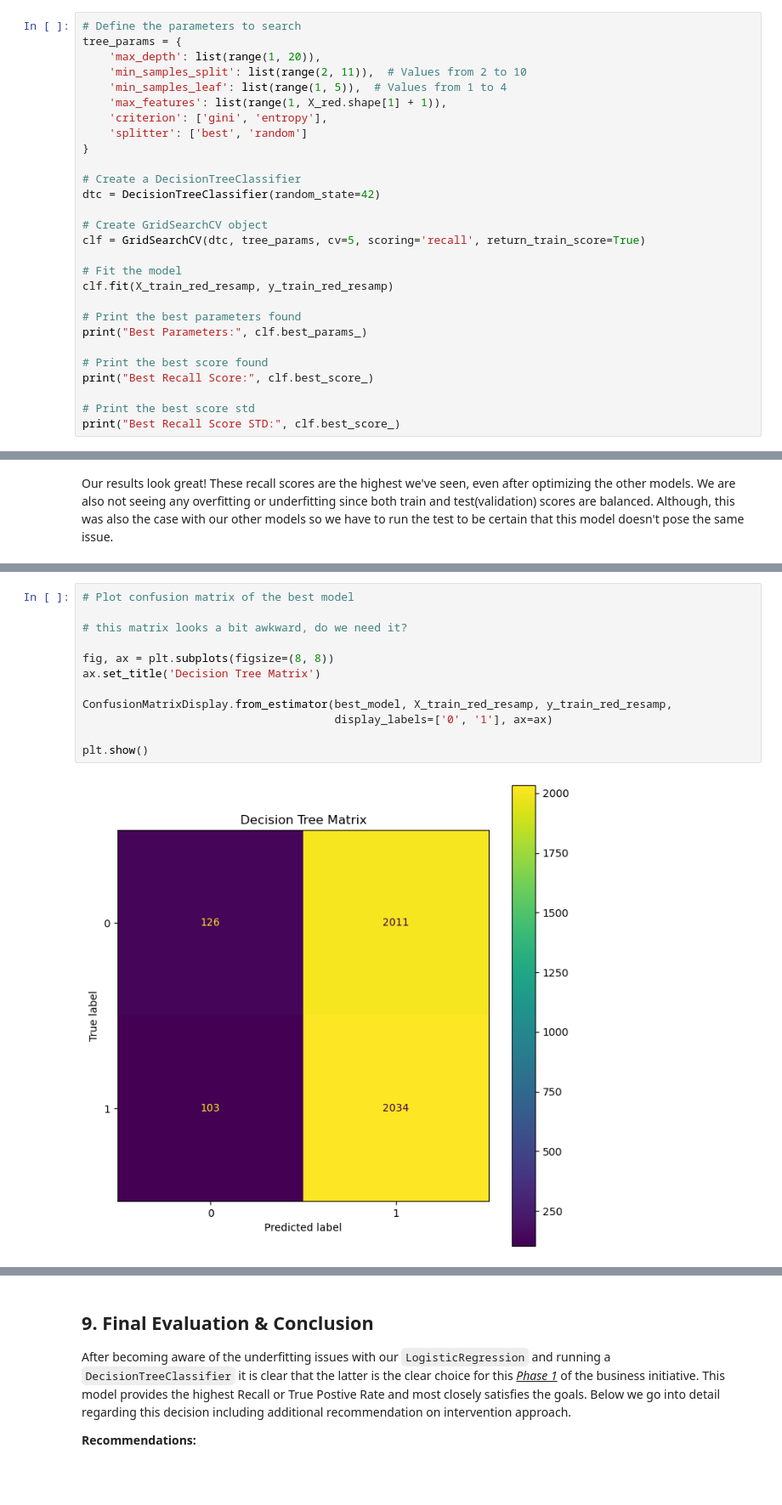
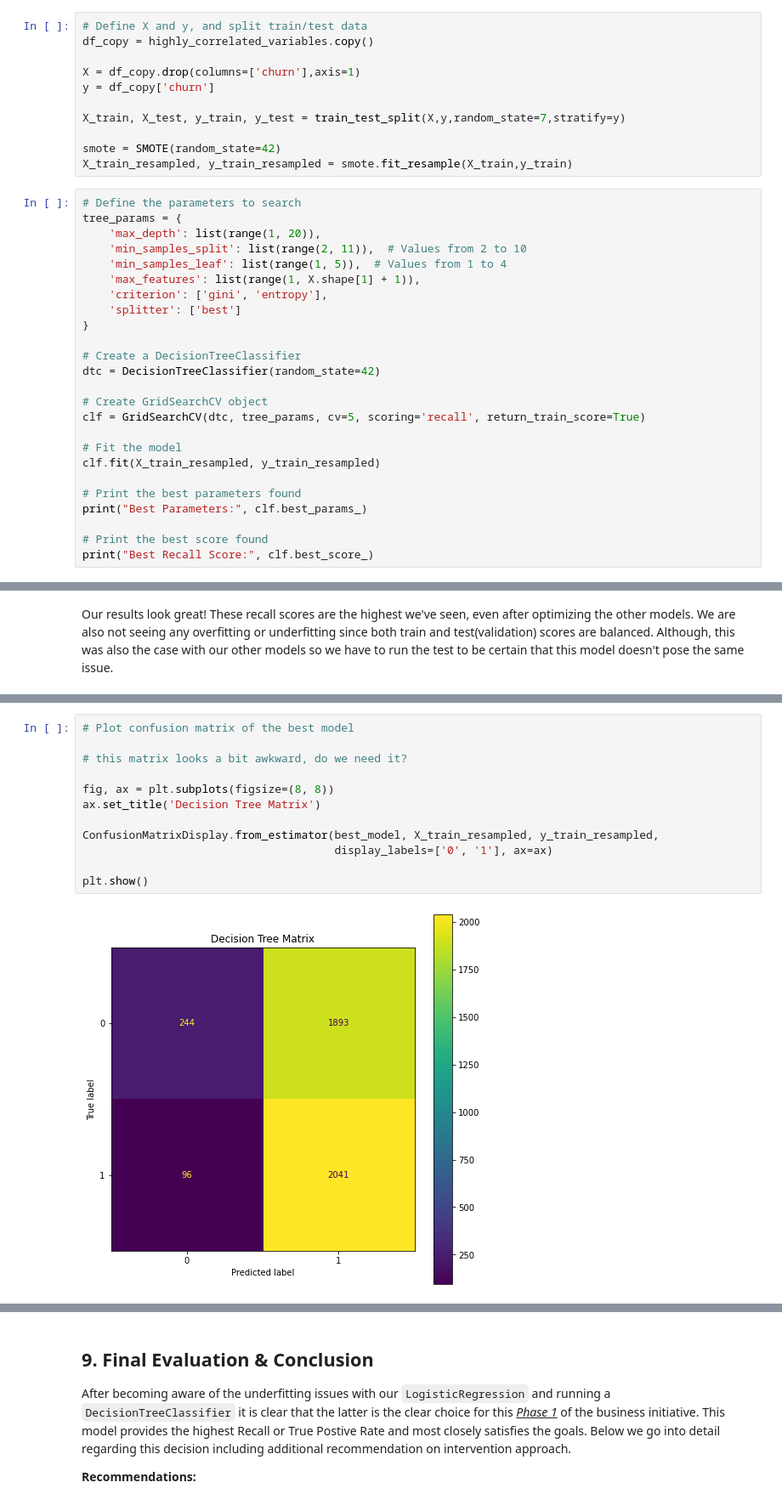
Before and after one commit to DJhesi/telecomm-customer-churn-model, a Jupyter notebook: SyriaTel_Churn_Model-cv5.ipynb, the cells around one changed output, grey strips where cells are left out. Shown at 85% size. Saved outputs shown, nothing was run; the diff lists cells and outputs as text; blank space fills up the shorter version.

```diff
--- a/SyriaTel_Churn_Model-cv5.ipynb
+++ b/SyriaTel_Churn_Model-cv5.ipynb
@@ -995,15 +986,26 @@ plt.tight_layout();
 As stated, we will now construct and run a `DecisionTreeClassifier` on the dataset defined in our most recent model. We will also call on `GridSearchCV` to help us find the best parameters for our decision tree to run and result in the best recall score while also performing cross validation.
 
 No other preparation is necessary as it was addressed when prepping our previous model.
+# %%
+# Define X and y, and split train/test data
+df_copy = highly_correlated_variables.copy()
+
+X = df_copy.drop(columns=['churn'],axis=1)
+y = df_copy['churn']
+
+X_train, X_test, y_train, y_test = train_test_split(X,y,random_state=7,stratify=y)
+
+smote = SMOTE(random_state=42)
+X_train_resampled, y_train_resampled = smote.fit_resample(X_train,y_train)
 # %%
 # Define the parameters to search
 tree_params = {
     'max_depth': list(range(1, 20)),
     'min_samples_split': list(range(2, 11)),  # Values from 2 to 10
     'min_samples_leaf': list(range(1, 5)),  # Values from 1 to 4
-    'max_features': list(range(1, X_red.shape[1] + 1)),
+    'max_features': list(range(1, X.shape[1] + 1)),
     'criterion': ['gini', 'entropy'],
-    'splitter': ['best', 'random']
+    'splitter': ['best']
 }
 
 # Create a DecisionTreeClassifier
@@ -1013,14 +1015,11 @@ dtc = DecisionTreeClassifier(random_state=42)
 clf = GridSearchCV(dtc, tree_params, cv=5, scoring='recall', return_train_score=True)
 
 # Fit the model
-clf.fit(X_train_red_resamp, y_train_red_resamp)
+clf.fit(X_train_resampled, y_train_resampled)
 
 # Print the best parameters found
 print("Best Parameters:", clf.best_params_)
 
 # Print the best score found
 print("Best Recall Score:", clf.best_score_)
-
-# Print the best score std
-print("Best Recall Score STD:", clf.best_score_)
 # %% [output]
@@ -1061,16 +1059,16 @@ plt.show()
 # %%
 # Plot confusion matrix of the best model
 
 # this matrix looks a bit awkward, do we need it?
 
 fig, ax = plt.subplots(figsize=(8, 8))
 ax.set_title('Decision Tree Matrix')
 
-ConfusionMatrixDisplay.from_estimator(best_model, X_train_red_resamp, y_train_red_resamp,
+ConfusionMatrixDisplay.from_estimator(best_model, X_train_resampled, y_train_resampled,
                                       display_labels=['0', '1'], ax=ax)
 
 plt.show()
 # %% [output]
-[figure, old version]
+[figure, new version]
 # %%
 # Print classification report
```
Also changed, not shown: parts of 13 cells of this notebook, 5 other files.
